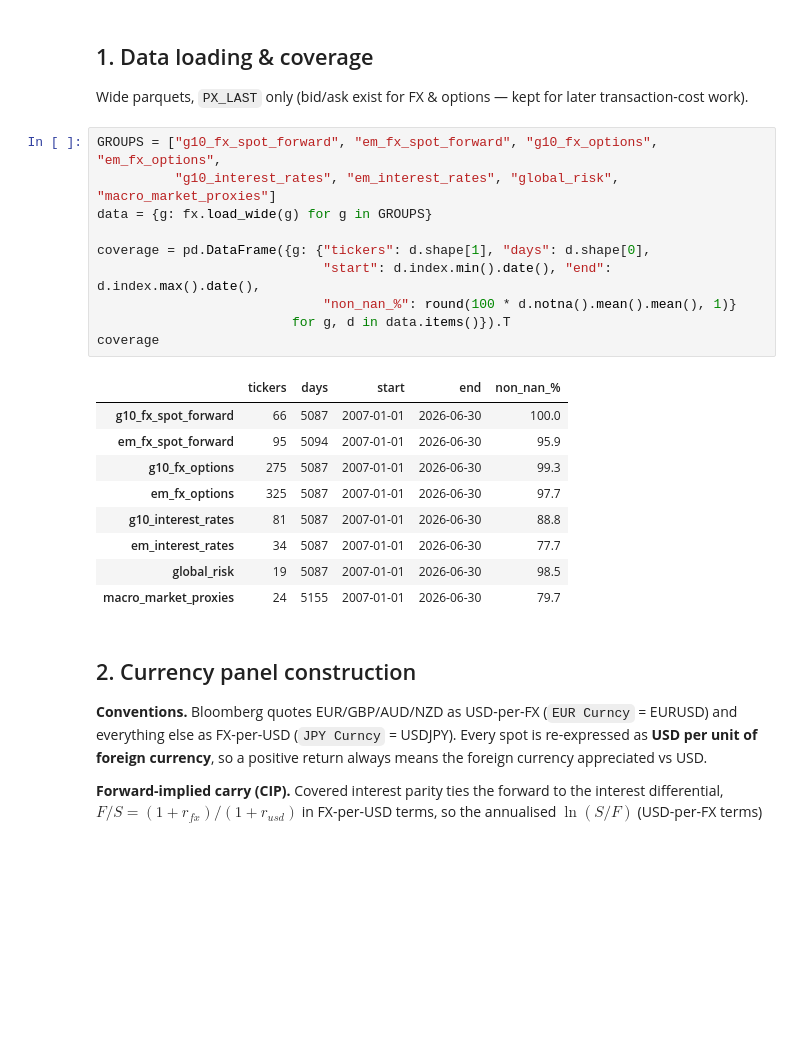
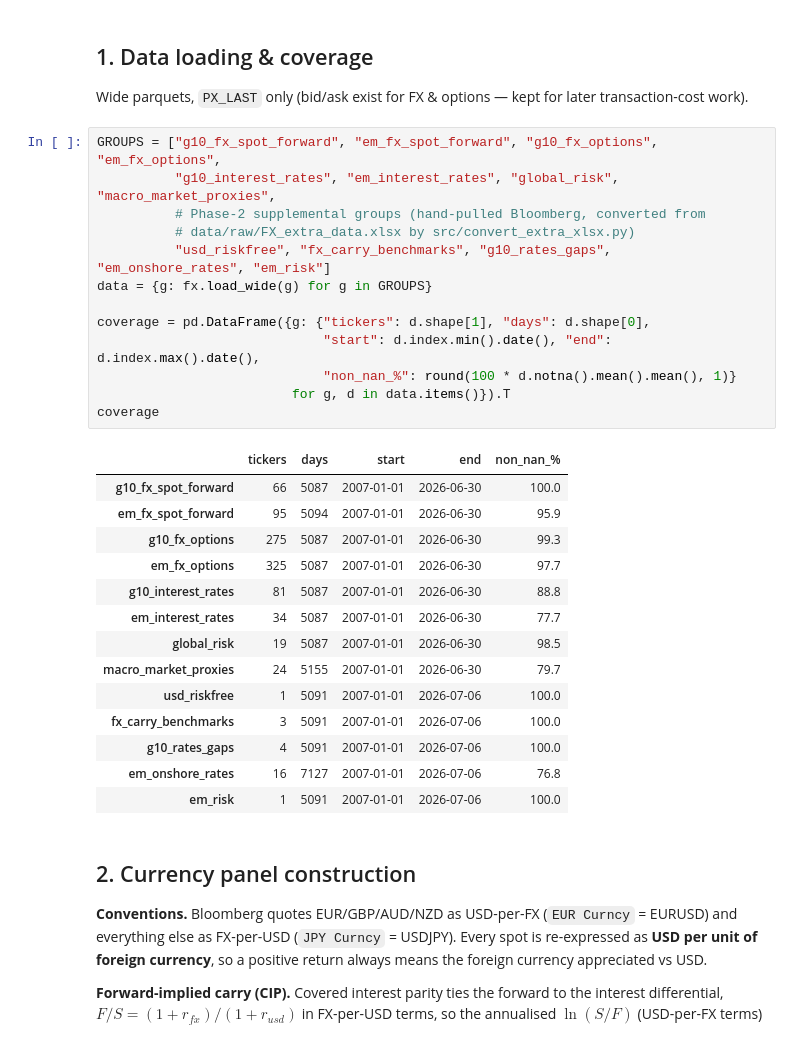
Before and after one commit to theoyuanlee/FX_Carry_26_Summer_PL, a Jupyter notebook: cesare/data_visualization.ipynb, the cells around one changed output. Drawn from its saved outputs; the diff is of its cells as text; blank space fills up the shorter version.

```diff
--- a/cesare/data_visualization.ipynb
+++ b/cesare/data_visualization.ipynb
@@ -54,24 +56,32 @@ def ts_grid(df, ncols=4, title="", height=1.9, zero_line=False):
 Wide parquets, `PX_LAST` only (bid/ask exist for FX & options — kept for later transaction-cost work).
 # %%
 GROUPS = ["g10_fx_spot_forward", "em_fx_spot_forward", "g10_fx_options", "em_fx_options",
-          "g10_interest_rates", "em_interest_rates", "global_risk", "macro_market_proxies"]
+          "g10_interest_rates", "em_interest_rates", "global_risk", "macro_market_proxies",
+          # Phase-2 supplemental groups (hand-pulled Bloomberg, converted from
+          # data/raw/FX_extra_data.xlsx by src/convert_extra_xlsx.py)
+          "usd_riskfree", "fx_carry_benchmarks", "g10_rates_gaps", "em_onshore_rates", "em_risk"]
 data = {g: fx.load_wide(g) for g in GROUPS}
 
 coverage = pd.DataFrame({g: {"tickers": d.shape[1], "days": d.shape[0],
                              "start": d.index.min().date(), "end": d.index.max().date(),
                              "non_nan_%": round(100 * d.notna().mean().mean(), 1)}
                          for g, d in data.items()}).T
 coverage
 # %% [output]
 |  | tickers | days | start | end | non_nan_% |
 | g10_fx_spot_forward | 66 | 5087 | 2007-01-01 | 2026-06-30 | 100.0 |
 | em_fx_spot_forward | 95 | 5094 | 2007-01-01 | 2026-06-30 | 95.9 |
 | g10_fx_options | 275 | 5087 | 2007-01-01 | 2026-06-30 | 99.3 |
 | em_fx_options | 325 | 5087 | 2007-01-01 | 2026-06-30 | 97.7 |
 | g10_interest_rates | 81 | 5087 | 2007-01-01 | 2026-06-30 | 88.8 |
 | em_interest_rates | 34 | 5087 | 2007-01-01 | 2026-06-30 | 77.7 |
 | global_risk | 19 | 5087 | 2007-01-01 | 2026-06-30 | 98.5 |
 | macro_market_proxies | 24 | 5155 | 2007-01-01 | 2026-06-30 | 79.7 |
+| usd_riskfree | 1 | 5091 | 2007-01-01 | 2026-07-06 | 100.0 |
+| fx_carry_benchmarks | 3 | 5091 | 2007-01-01 | 2026-07-06 | 100.0 |
+| g10_rates_gaps | 4 | 5091 | 2007-01-01 | 2026-07-06 | 100.0 |
+| em_onshore_rates | 16 | 7127 | 2007-01-01 | 2026-07-06 | 76.8 |
+| em_risk | 1 | 5091 | 2007-01-01 | 2026-07-06 | 100.0 |
 # %% [markdown]
 ## 2. Currency panel construction
 
```
Also changed, not shown: parts of 9 cells of this notebook, 15 other files.
